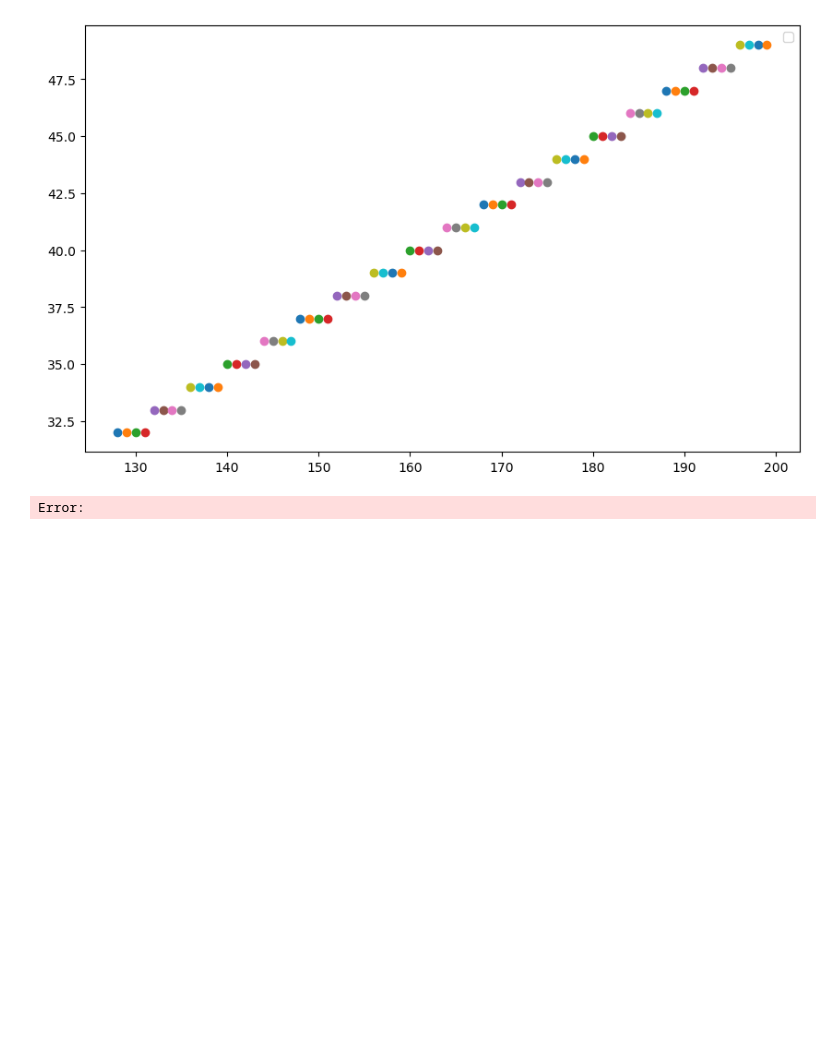
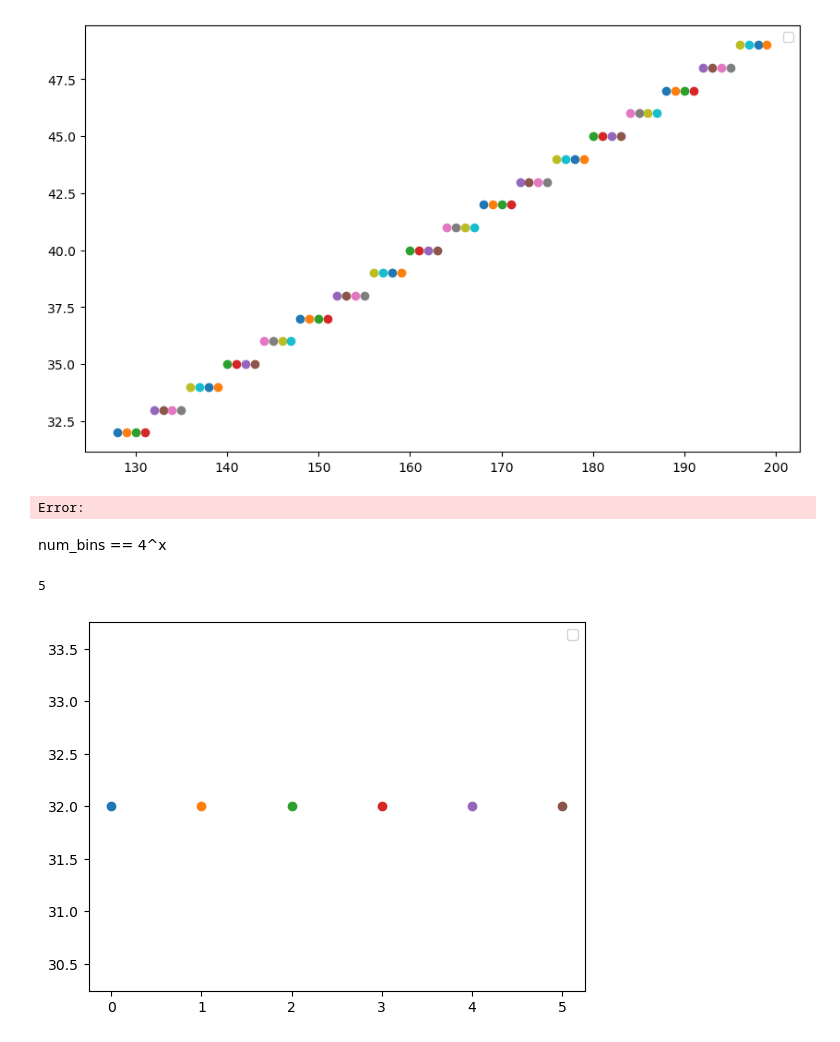
Before and after one commit to kateqwerty001/bsc-compress-then-explain, a Jupyter notebook: examples/cte_hyperparameters_tests.ipynb, the cells around one changed output. Cells and saved outputs as stored; diff of their text form; code cells hidden in the pictures; blank space fills up the shorter version.

Commit message:
g and num_bins==4**x do not change compression size, num_bins== any i has strange behavior giving various compression sizes

```diff
--- a/examples/cte_hyperparameters_tests.ipynb
+++ b/examples/cte_hyperparameters_tests.ipynb
@@ -158,3 +147,18 @@ plt.legend()
 plt.show()
 # %% [output]
 Error:
+# %% [markdown]
+num_bins == 4^x
+# %%
+(n.bit_length() - 1 )//2
+# %% [output]
+5
+# %%
+for i in range(6):
+    id_cte = compress.compresspp_kt(X_test, kernel_type=b"gaussian", k_params=np.array([sigma**2]), num_bins=4**i, seed=0)
+    plt.scatter(i, len(id_cte))
+
+plt.legend()
+plt.show()
+# %% [output]
+[figure, added]
```
Also changed, not shown: parts of 9 cells of this notebook.
